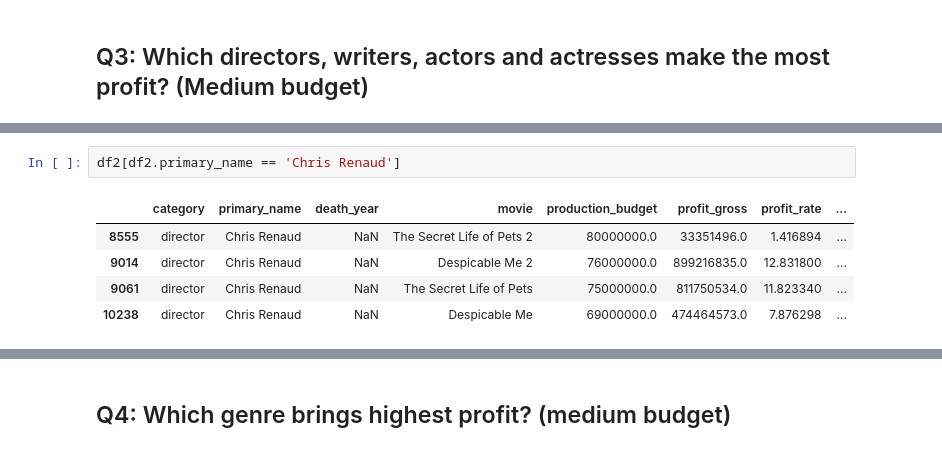
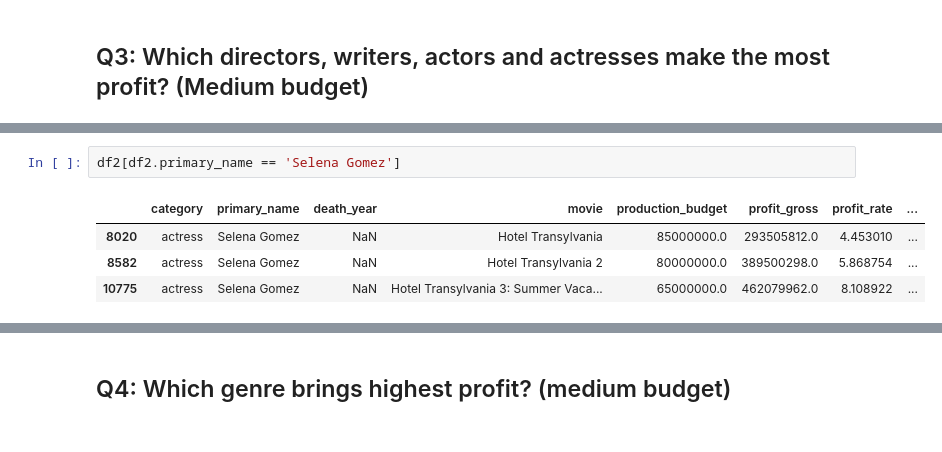
Before and after one commit to kamileyagci/dsc-phase-1-project, a Jupyter notebook: student_Part3.ipynb, the cells around one changed output, grey strips where cells are left out. Saved outputs shown, nothing was run; the diff lists cells and outputs as text.

```diff
--- a/student_Part3.ipynb
+++ b/student_Part3.ipynb
@@ -96,12 +96,11 @@ Best writer List:  ['Robert Mark Kamen', 'Billy Ray', 'Stephenie Meyer', 'Anthon
 [figure]
 # %%
-df2[df2.primary_name == 'Chris Renaud']
+df2[df2.primary_name == 'Selena Gomez']
 # %% [output]
 |  | category | primary_name | death_year | movie | production_budget | profit_gross | profit_rate | ... |
-| 8555 | director | Chris Renaud | NaN | The Secret Life of Pets 2 | 80000000.0 | 33351496.0 | 1.416894 | ... |
-| 9014 | director | Chris Renaud | NaN | Despicable Me 2 | 76000000.0 | 899216835.0 | 12.831800 | ... |
-| 9061 | director | Chris Renaud | NaN | The Secret Life of Pets | 75000000.0 | 811750534.0 | 11.823340 | ... |
-| 10238 | director | Chris Renaud | NaN | Despicable Me | 69000000.0 | 474464573.0 | 7.876298 | ... |
+| 8020 | actress | Selena Gomez | NaN | Hotel Transylvania | 85000000.0 | 293505812.0 | 4.453010 | ... |
+| 8582 | actress | Selena Gomez | NaN | Hotel Transylvania 2 | 80000000.0 | 389500298.0 | 5.868754 | ... |
+| 10775 | actress | Selena Gomez | NaN | Hotel Transylvania 3: Summer Vaca... | 65000000.0 | 462079962.0 | 8.108922 | ... |
 # %%
 # Actor, call function
 categoryStudy(df2, 'actor', 20, 15, 'med')
```
Also changed, not shown: parts of 4 cells of this notebook, 8 other files.
